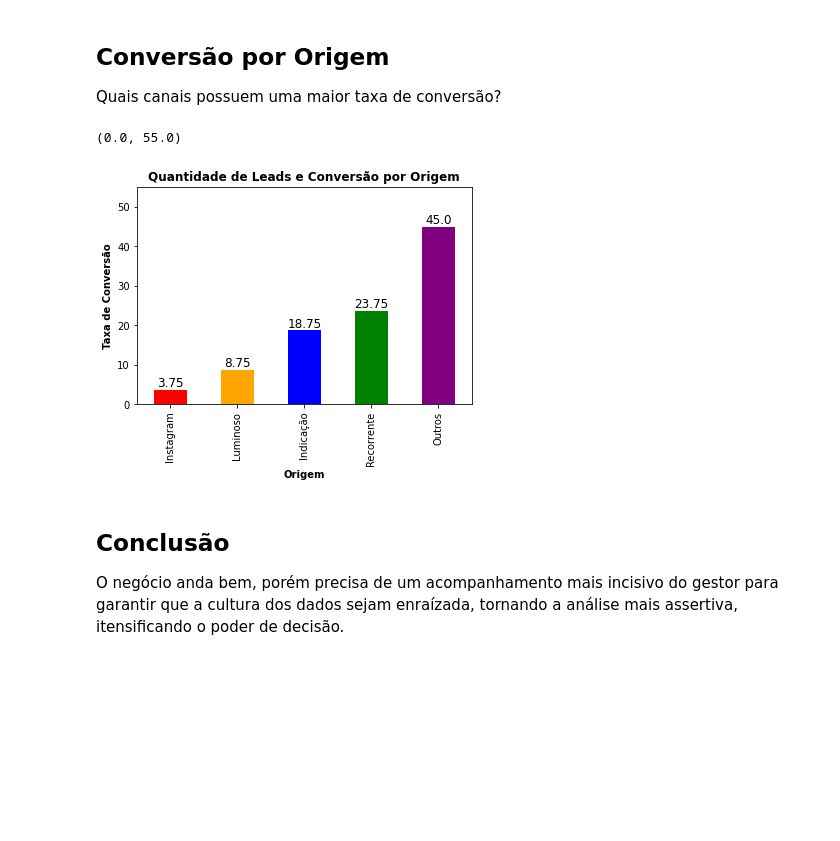
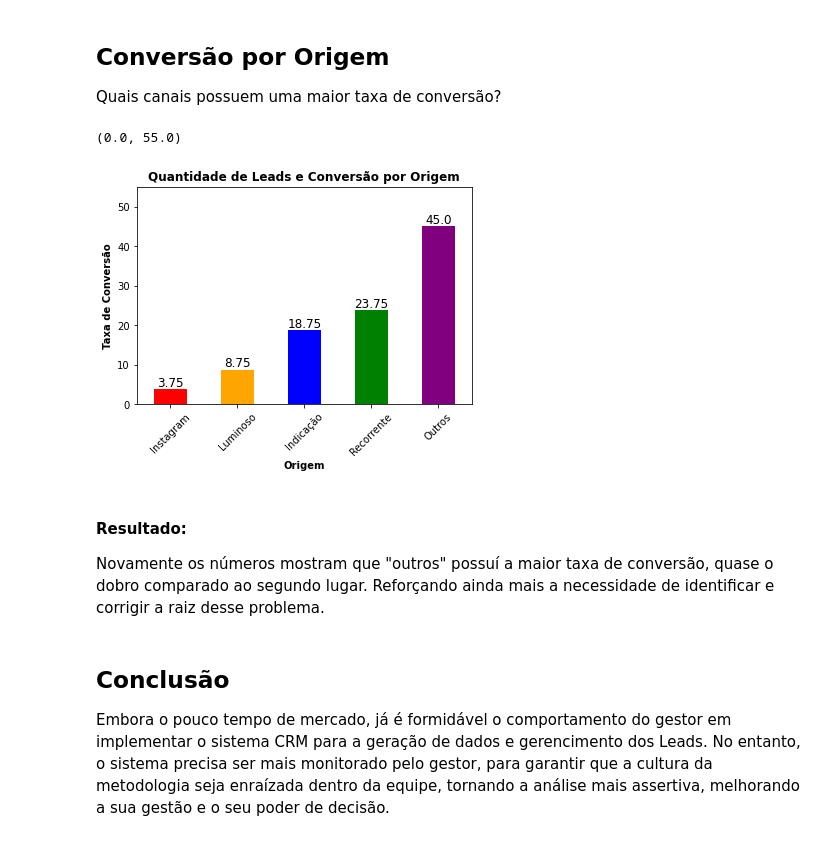
Before and after one commit to hgosouza1/Data-Science, a Jupyter notebook: Projeto Pessoal/Estética Automotiva/relatorio_geral_negocio.ipynb, the cells around one changed output. Drawn from its saved outputs; the diff is of its cells as text; code cells hidden in the pictures; blank space fills up the shorter version.

```diff
--- a/Projeto Pessoal/Estética Automotiva/relatorio_geral_negocio.ipynb
+++ b/Projeto Pessoal/Estética Automotiva/relatorio_geral_negocio.ipynb
@@ -395,34 +428,39 @@ Quais canais possuem uma maior taxa de conversão?
 taxa = ((dados.situacao == "FECHADO").sum() and dados.groupby(['origem']).size())/dados.ID.count()
 
 #Ordenando os dados em ordem crescente
 taxa = taxa.sort_values()
 
 #Arredondando a taxa
 taxa = round(taxa * 100, 2)
 
 #Função para adicionar os rótulos de valor
 def labeltaxa(x,y):
     for i in range(len(x)):
         plt.text(i, y[i], y[i],
                  horizontalalignment='center',
                  verticalalignment='bottom',
                  fontdict={'fontweight':500, 'size':12})
 
 x = taxa
 y = taxa
 
 #Gerando o gráfico e alterando as cores
 grafico = taxa.plot.bar(color=['red', 'orange', 'blue', 'green', 'purple'])
 
 #Títulos e nome dos eixos
 labeltaxa(x,y)
 plt.title('Quantidade de Leads e Conversão por Origem', weight=700)
 plt.xlabel('Origem', weight=600)
 plt.ylabel('Taxa de Conversão', weight=600)
+plt.xticks(rotation = 45)
 plt.ylim(0, 55)
 # %% [output]
 (0.0, 55.0)
-[figure, old version]
+[figure, new version]
+# %% [markdown]
+#### Resultado:
+
+Novamente os números mostram que "outros" possuí a maior taxa de conversão, quase o dobro comparado ao segundo lugar. Reforçando ainda mais a necessidade de identificar e corrigir a raiz desse problema.
 # %% [markdown]
 ## Conclusão
-O negócio anda bem, porém precisa de um acompanhamento mais incisivo do gestor para garantir que a cultura dos dados sejam enraízada, tornando a análise mais assertiva, itensificando o poder de decisão.
+Embora o pouco tempo de mercado, já é formidável o comportamento do gestor em implementar o sistema CRM para a geração de dados e gerencimento dos Leads. No entanto, o sistema precisa ser mais monitorado pelo gestor, para garantir que a cultura da metodologia seja enraízada dentro da equipe, tornando a análise mais assertiva, melhorando a sua gestão e o seu poder de decisão.
```
Also changed, not shown: parts of 21 cells of this notebook.
